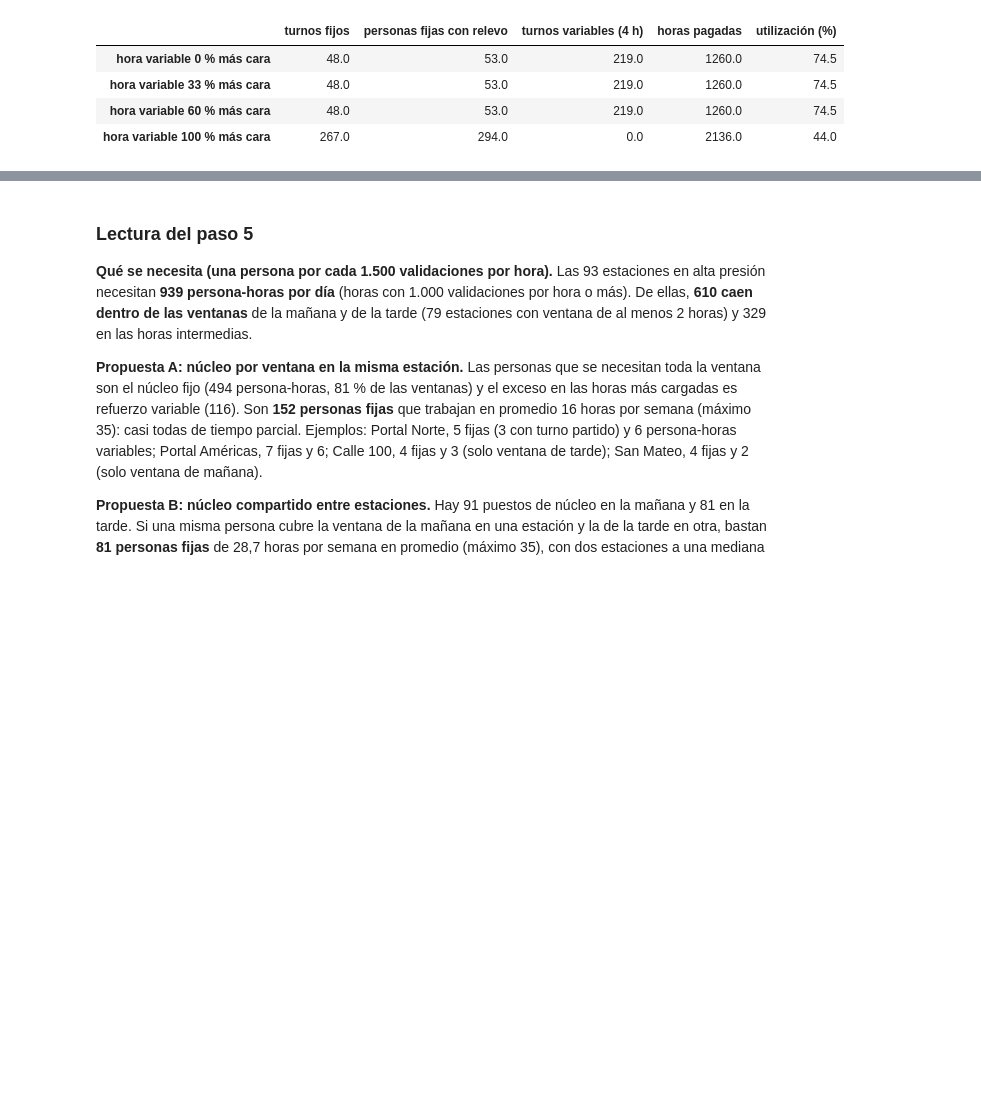
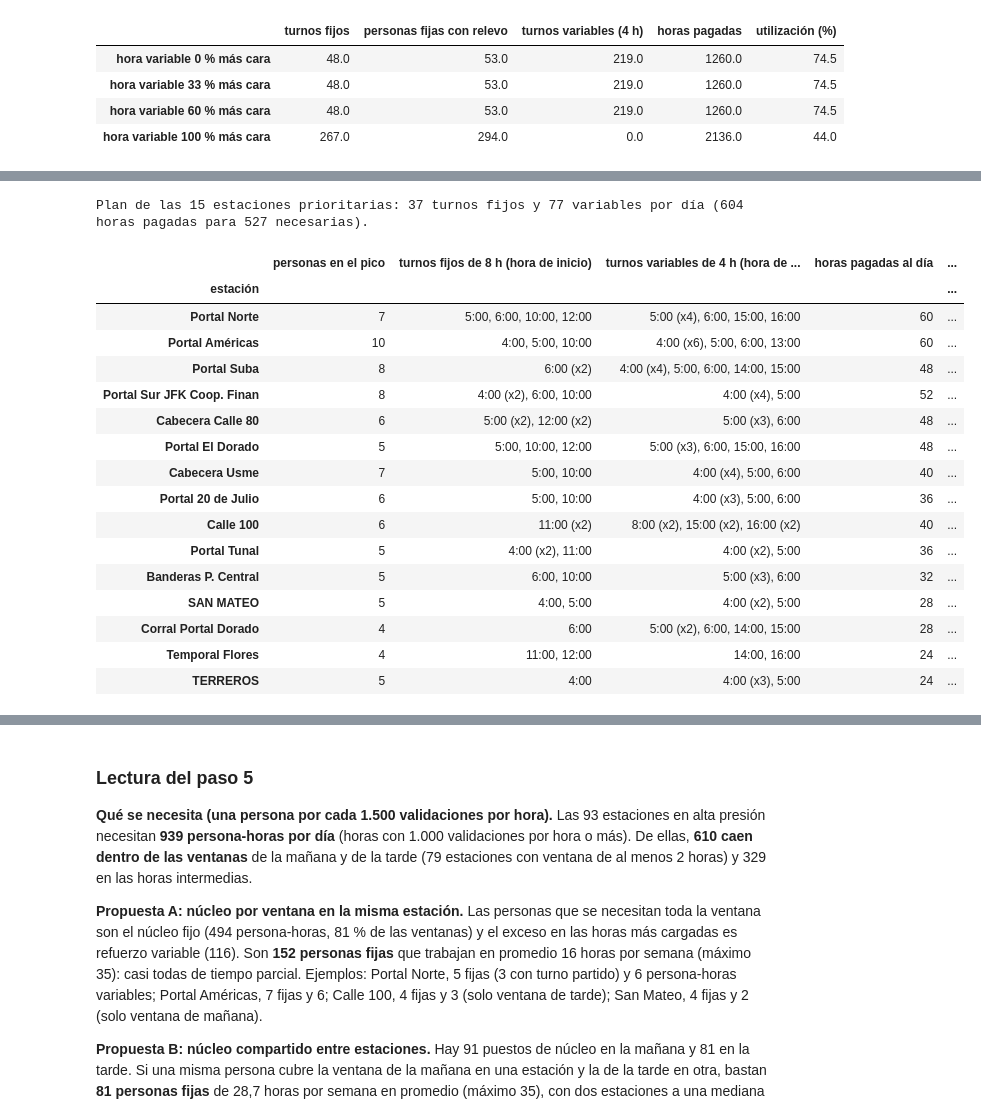
Before and after one commit to Juansanm21/transmilenio-perfiles-demanda, a Jupyter notebook: notebooks/04_ranking_y_personal_de_apoyo.ipynb, the cells around one changed output, grey strips where cells are left out. Drawn from its saved outputs; the diff is of its cells as text; code cells hidden in the pictures; blank space fills up the shorter version.

```diff
--- a/notebooks/04_ranking_y_personal_de_apoyo.ipynb
+++ b/notebooks/04_ranking_y_personal_de_apoyo.ipynb
@@ -1209,0 +1214,36 @@ Sensibilidad al recargo de la hora variable (turnos continuos):
+# %%
+# QUÉ HACE: arma el plan operativo de la propuesta C para las 15 estaciones con más horas necesarias y lo guarda en docs/plan_por_estacion.csv.
+# CÓMO: para cada estación lista los turnos fijos de 8 horas y los variables de 4 horas con su hora de inicio, las horas pagadas, las necesarias y la utilización; la ventana de refuerzo es la del plan por punta (5 a 8 h y 16 a 19 h).
+# QUÉ MIRAR: cuántos turnos pide cada estación, a qué horas empiezan y qué estaciones usan mejor sus turnos (candidatas a piloto).
+def lista_turnos(d):
+    return ', '.join(f"{s}:00" + (f" (x{n})" if n > 1 else '') for s, n in sorted(d.items())) or '-'
+filas_plan = []
+for c in tt.head(15).index:
+    t = turnos[c]; r = resumen_turnos(t)
+    filas_plan.append({'cod_estacion': c, 'estación': est.loc[c, 'nombre'].split(' - ')[0][:26], 'personas en el pico': r['personas_pico'],
+                       'turnos fijos de 8 h (hora de inicio)': lista_turnos(t['fijos']), 'turnos variables de 4 h (hora de inicio)': lista_turnos(t['variables']),
+                       'n_turnos_fijos': r['turnos_fijos'], 'n_turnos_variables': r['turnos_variables'], 'horas pagadas al día': r['horas_pagadas'], 'horas necesarias al día': r['horas_necesarias'],
+                       'utilización (%)': round(r['horas_necesarias'] / r['horas_pagadas'] * 100), 'ventana mañana': vent(plan[c], 'mañana') if c in plan else '-', 'ventana tarde': vent(plan[c], 'tarde') if c in plan else '-'})
+plan_c = pd.DataFrame(filas_plan)
+plan_c.to_csv('../docs/plan_por_estacion.csv', index=False, encoding='utf-8')
+print(f"Plan de las {len(plan_c)} estaciones prioritarias: {plan_c['n_turnos_fijos'].sum()} turnos fijos y {plan_c['n_turnos_variables'].sum()} variables por día ({plan_c['horas pagadas al día'].sum()} horas pagadas para {plan_c['horas necesarias al día'].sum()} necesarias).")
+plan_c[['estación', 'personas en el pico', 'turnos fijos de 8 h (hora de inicio)', 'turnos variables de 4 h (hora de inicio)', 'horas pagadas al día', 'utilización (%)', 'ventana mañana', 'ventana tarde']].set_index('estación')
+# %% [output]
+Plan de las 15 estaciones prioritarias: 37 turnos fijos y 77 variables por día (604 horas pagadas para 527 necesarias).
+|  | personas en el pico | turnos fijos de 8 h (hora de inicio) | turnos variables de 4 h (hora de ... | horas pagadas al día | ... |
+| estación |  |  |  |  | ... |
+| Portal Norte | 7 | 5:00, 6:00, 10:00, 12:00 | 5:00 (x4), 6:00, 15:00, 16:00 | 60 | ... |
+| Portal Américas | 10 | 4:00, 5:00, 10:00 | 4:00 (x6), 5:00, 6:00, 13:00 | 60 | ... |
+| Portal Suba | 8 | 6:00 (x2) | 4:00 (x4), 5:00, 6:00, 14:00, 15:00 | 48 | ... |
+| Portal Sur JFK Coop. Finan | 8 | 4:00 (x2), 6:00, 10:00 | 4:00 (x4), 5:00 | 52 | ... |
+| Cabecera Calle 80 | 6 | 5:00 (x2), 12:00 (x2) | 5:00 (x3), 6:00 | 48 | ... |
+| Portal El Dorado | 5 | 5:00, 10:00, 12:00 | 5:00 (x3), 6:00, 15:00, 16:00 | 48 | ... |
+| Cabecera Usme | 7 | 5:00, 10:00 | 4:00 (x4), 5:00, 6:00 | 40 | ... |
+| Portal 20 de Julio | 6 | 5:00, 10:00 | 4:00 (x3), 5:00, 6:00 | 36 | ... |
+| Calle 100 | 6 | 11:00 (x2) | 8:00 (x2), 15:00 (x2), 16:00 (x2) | 40 | ... |
+| Portal Tunal | 5 | 4:00 (x2), 11:00 | 4:00 (x2), 5:00 | 36 | ... |
+| Banderas P. Central | 5 | 6:00, 10:00 | 5:00 (x3), 6:00 | 32 | ... |
+| SAN MATEO | 5 | 4:00, 5:00 | 4:00 (x2), 5:00 | 28 | ... |
+| Corral Portal Dorado | 4 | 6:00 | 5:00 (x2), 6:00, 14:00, 15:00 | 28 | ... |
+| Temporal Flores | 4 | 11:00, 12:00 | 14:00, 16:00 | 24 | ... |
+| TERREROS | 5 | 4:00 | 4:00 (x3), 5:00 | 24 | ... |
```
Also changed, not shown: parts of 5 cells of this notebook, 3 other files.
